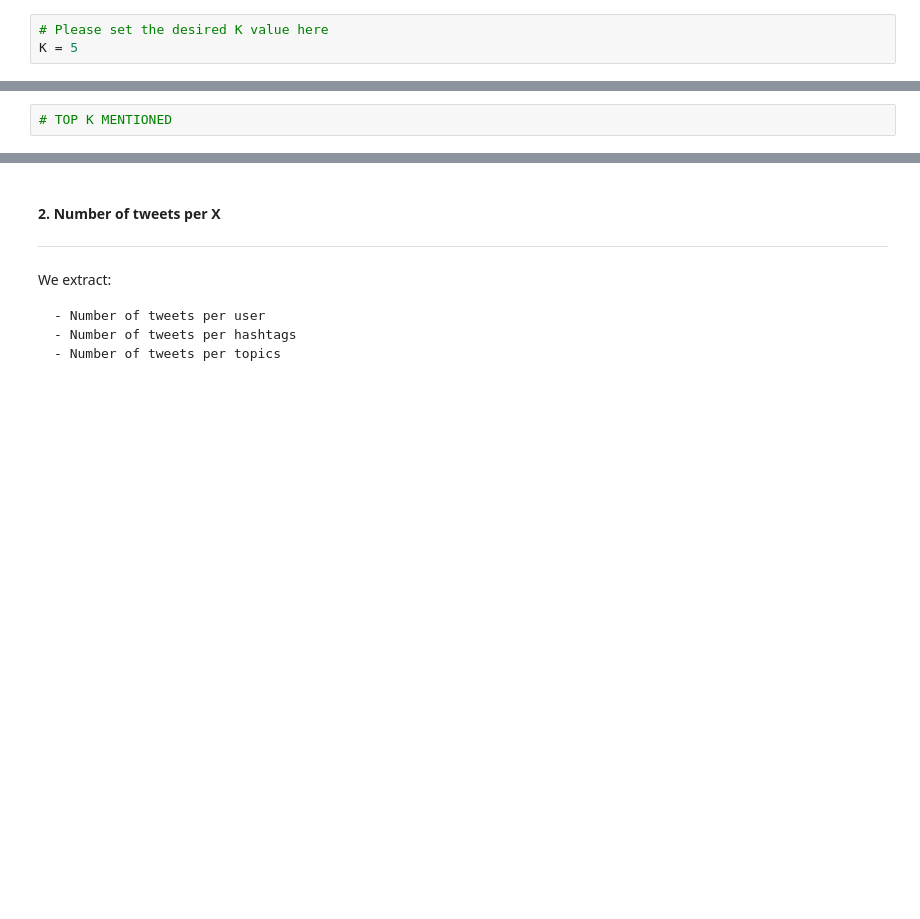
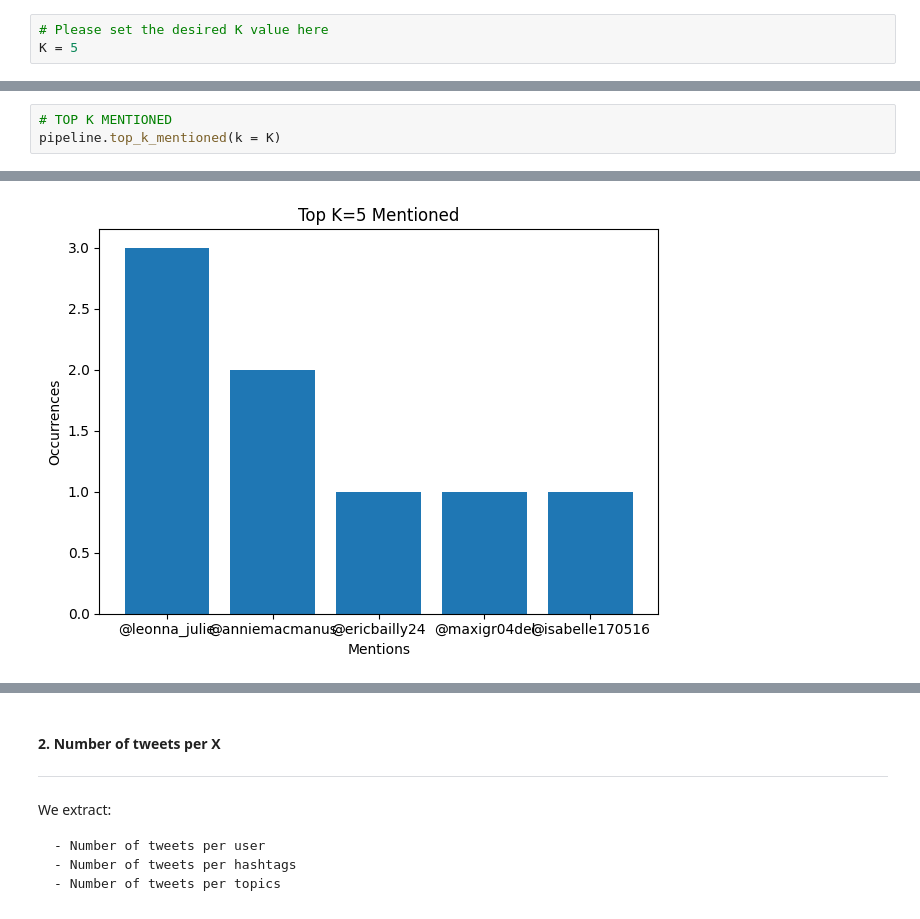
Before and after one commit to Egeyae/InPoDA-project-in304, a Jupyter notebook: InPoDA_CompteRendu.ipynb, the cells around one changed output, grey strips where cells are left out. Saved outputs shown, nothing was run; the diff lists cells and outputs as text; blank space fills up the shorter version.

```diff
--- a/InPoDA_CompteRendu.ipynb
+++ b/InPoDA_CompteRendu.ipynb
@@ -168,2 +242,4 @@ K = 5
 # %%
 # TOP K MENTIONED
+pipeline.top_k_mentioned(k = K)
+# %% [output]
@@ -170,2 +247,3 @@ K = 5
+[figure, added]
 # %%
 # TOP K TOPICS
```
Also changed, not shown: parts of 18 cells of this notebook, 4 other files.
